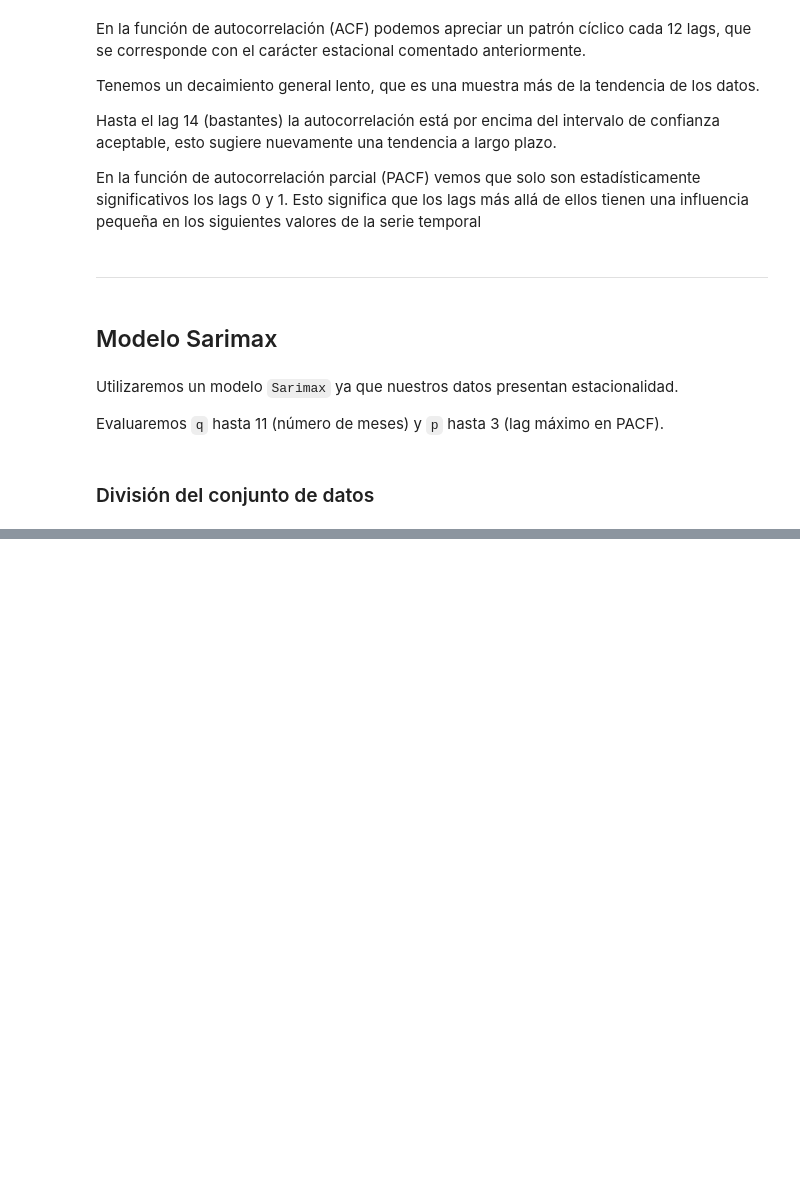
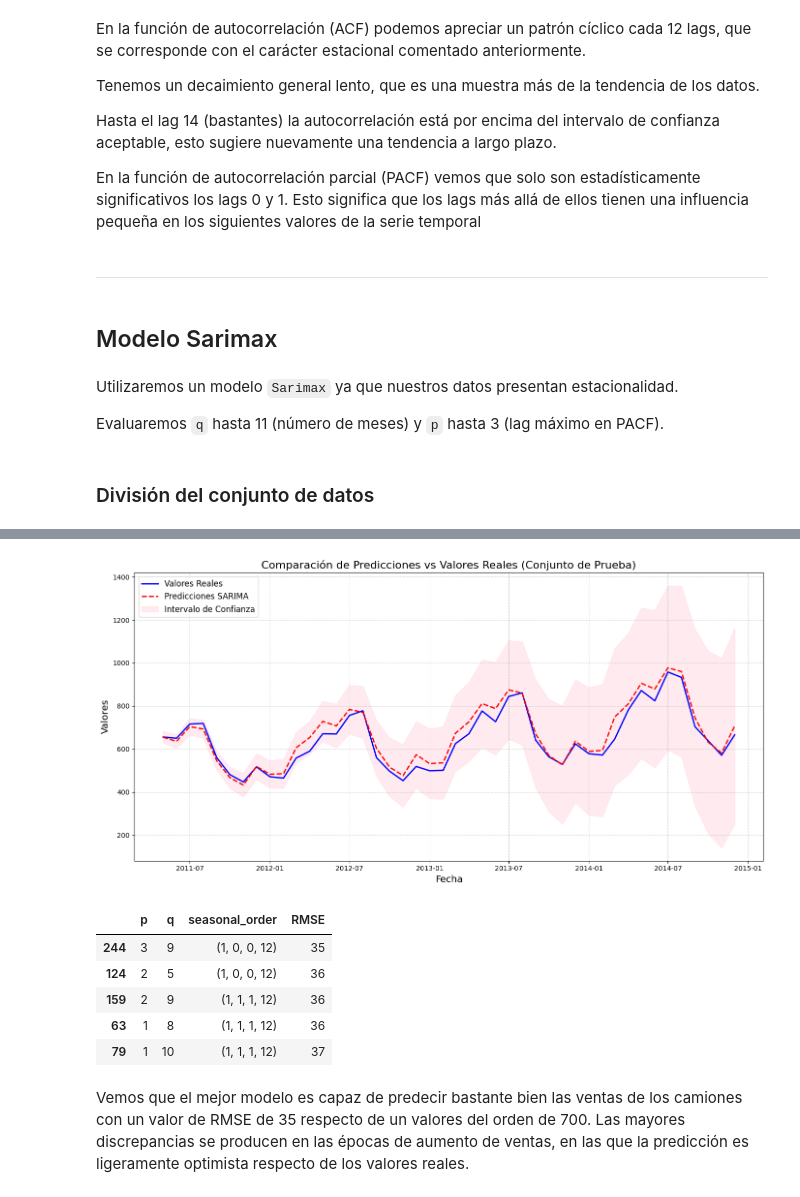
Before and after one commit to SupernovaIa/Laboratorio-Series-Temporales, a Jupyter notebook: laboratorio-modulo9-leccion02-series-temporales-sarima.ipynb, the cells around one changed output, grey strips where cells are left out. Cells and saved outputs as stored; diff of their text form; code cells hidden in the pictures; blank space fills up the shorter version.

```diff
--- a/laboratorio-modulo9-leccion02-series-temporales-sarima.ipynb
+++ b/laboratorio-modulo9-leccion02-series-temporales-sarima.ipynb
@@ -332,0 +344,17 @@ parametros[:5] # Ver algunas combinaciones
+# %%
+# Evaluar modelos
+results_df = sarima.evaluar_modelos(y_train, y_test, parametros, diferenciacion=1, df_length=len(df), variable="Number_Trucks_Sold")
+
+# Ordenar resultados por RMSE
+results_df = results_df.sort_values(by="RMSE", ascending=True)
+results_df.head()
+# %% [output]
+[figure, added]
+|  | p | q | seasonal_order | RMSE |
+| 244 | 3 | 9 | (1, 0, 0, 12) | 35 |
+| 124 | 2 | 5 | (1, 0, 0, 12) | 36 |
+| 159 | 2 | 9 | (1, 1, 1, 12) | 36 |
+| 63 | 1 | 8 | (1, 1, 1, 12) | 36 |
+| 79 | 1 | 10 | (1, 1, 1, 12) | 37 |
+# %% [markdown]
+Vemos que el mejor modelo es capaz de predecir bastante bien las ventas de los camiones con un valor de RMSE de 35 respecto de un valores del orden de 700. Las mayores discrepancias se producen en las épocas de aumento de ventas, en las que la predicción es ligeramente optimista respecto de los valores reales.
```
Also changed, not shown: parts of 2 cells of this notebook.
